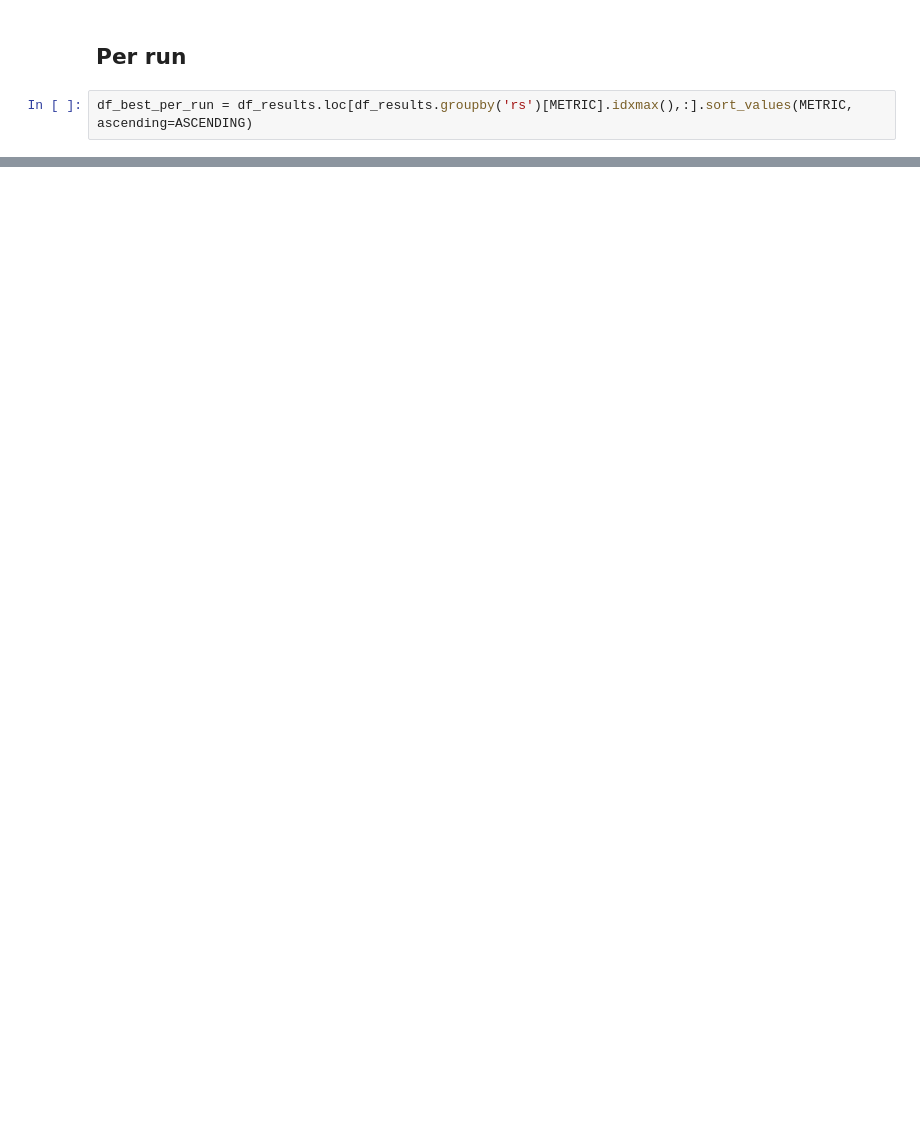
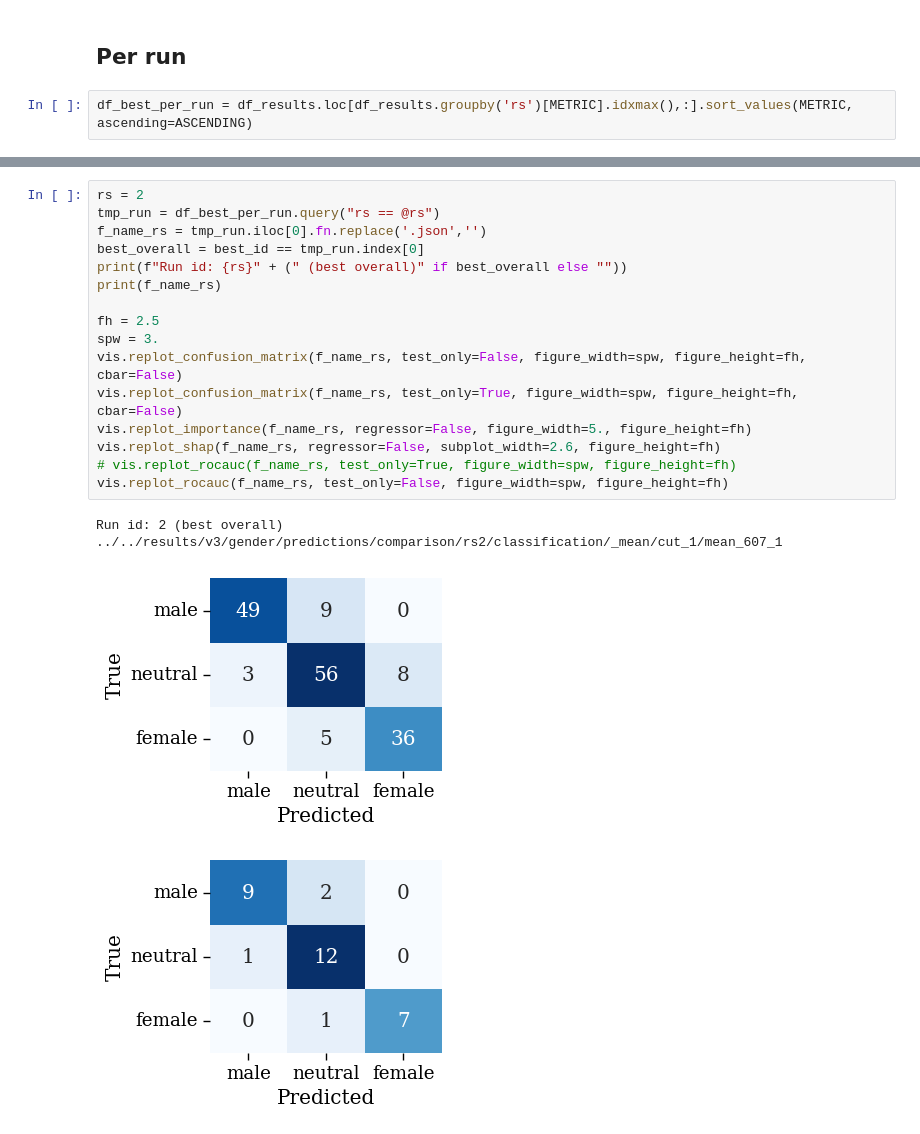
Before and after one commit to CSHVienna/chinese-names-gender, a Jupyter notebook: code/notebooks/predictions_classification.ipynb, the cells around one changed output, grey strips where cells are left out. Cells and saved outputs as stored; diff of their text form; blank space fills up the shorter version.

```diff
--- a/code/notebooks/predictions_classification.ipynb
+++ b/code/notebooks/predictions_classification.ipynb
@@ -193,0 +179,21 @@ vis.replot_importance(f_name_rs, regressor=False)
+# %%
+rs = 2
+tmp_run = df_best_per_run.query("rs == @rs")
+f_name_rs = tmp_run.iloc[0].fn.replace('.json','')
+best_overall = best_id == tmp_run.index[0]
+print(f"Run id: {rs}" + (" (best overall)" if best_overall else ""))
+print(f_name_rs)
+
+fh = 2.5
+spw = 3.
+vis.replot_confusion_matrix(f_name_rs, test_only=False, figure_width=spw, figure_height=fh, cbar=False)
+vis.replot_confusion_matrix(f_name_rs, test_only=True, figure_width=spw, figure_height=fh, cbar=False)
+vis.replot_importance(f_name_rs, regressor=False, figure_width=5., figure_height=fh)
+vis.replot_shap(f_name_rs, regressor=False, subplot_width=2.6, figure_height=fh)
+# vis.replot_rocauc(f_name_rs, test_only=True, figure_width=spw, figure_height=fh)
+vis.replot_rocauc(f_name_rs, test_only=False, figure_width=spw, figure_height=fh)
+# %% [output]
+Run id: 2 (best overall)
+../../results/v3/gender/predictions/comparison/rs2/classification/_mean/cut_1/mean_607_1
+[figure, added]
+[figure, added]
```
Also changed, not shown: parts of 14 cells of this notebook, 36 other files.
